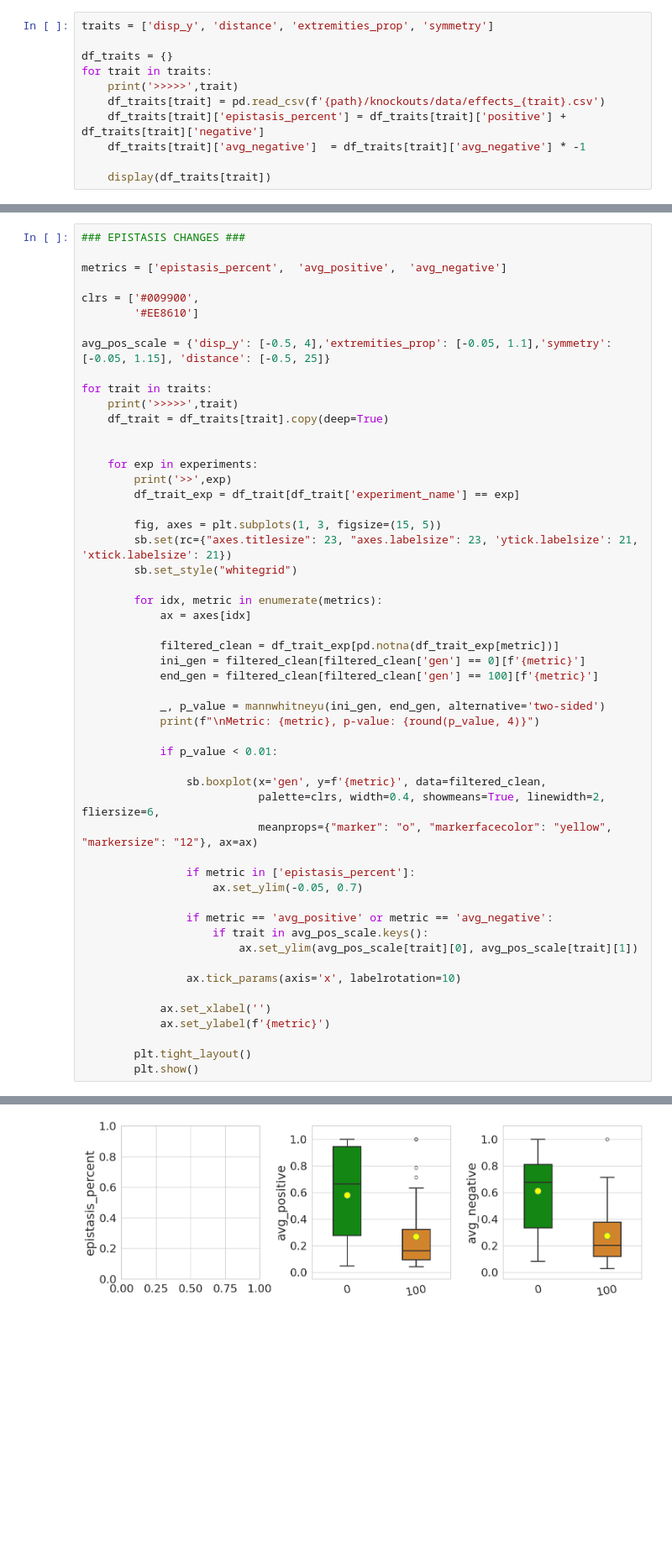
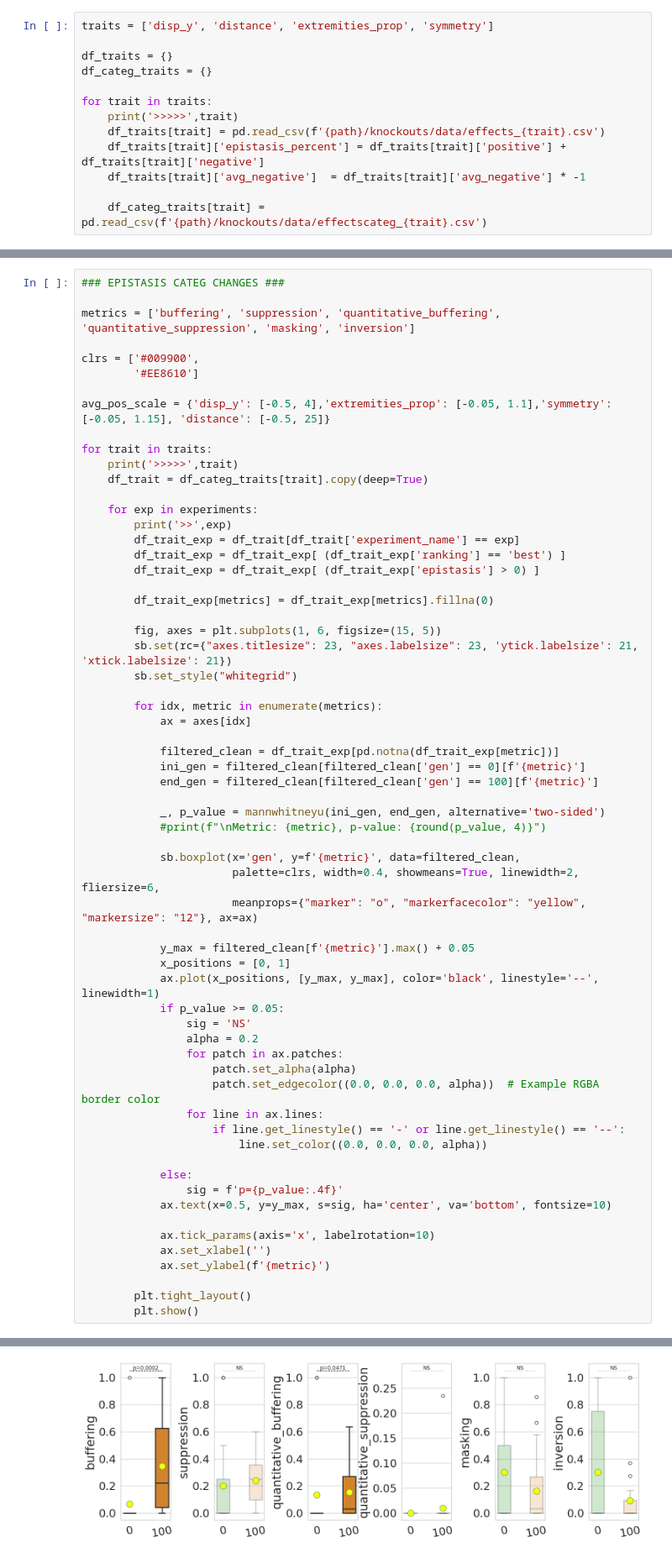
Before and after one commit to karinemiras/revolve2, a Jupyter notebook: experiments/default_study/knockout_analysisv2.ipynb, the cells around one changed output, grey strips where cells are left out. Shown at 84% size. Cells and saved outputs as stored; diff of their text form; blank space fills up the shorter version.

Commit message:
epistasis categ faster

```diff
--- a/experiments/default_study/knockout_analysisv2.ipynb
+++ b/experiments/default_study/knockout_analysisv2.ipynb
@@ -23,10 +24,12 @@ experiments = ['reg10m2', 'reg2m2']
 traits = ['disp_y', 'distance', 'extremities_prop', 'symmetry']
 
 df_traits = {}
+df_categ_traits = {}
+
 for trait in traits:
     print('>>>>>',trait)
     df_traits[trait] = pd.read_csv(f'{path}/knockouts/data/effects_{trait}.csv')
     df_traits[trait]['epistasis_percent'] = df_traits[trait]['positive'] + df_traits[trait]['negative']
     df_traits[trait]['avg_negative']  = df_traits[trait]['avg_negative'] * -1
 
-    display(df_traits[trait])
+    df_categ_traits[trait] = pd.read_csv(f'{path}/knockouts/data/effectscateg_{trait}.csv')
@@ -90,7 +178,7 @@ for trait in traits:
 # %%
-### EPISTASIS CHANGES ###
+### EPISTASIS CATEG CHANGES ###
 
-metrics = ['epistasis_percent',  'avg_positive',  'avg_negative']
+metrics = ['buffering', 'suppression', 'quantitative_buffering', 'quantitative_suppression', 'masking', 'inversion']
 
 clrs = ['#009900',
         '#EE8610']
@@ -99,14 +187,17 @@ avg_pos_scale = {'disp_y': [-0.5, 4],'extremities_prop': [-0.05, 1.1],'symmetry'
 
 for trait in traits:
     print('>>>>>',trait)
-    df_trait = df_traits[trait].copy(deep=True)
-
+    df_trait = df_categ_traits[trait].copy(deep=True)
 
     for exp in experiments:
         print('>>',exp)
         df_trait_exp = df_trait[df_trait['experiment_name'] == exp]
+        df_trait_exp = df_trait_exp[ (df_trait_exp['ranking'] == 'best') ]
+        df_trait_exp = df_trait_exp[ (df_trait_exp['epistasis'] > 0) ]
 
-        fig, axes = plt.subplots(1, 3, figsize=(15, 5))
+        df_trait_exp[metrics] = df_trait_exp[metrics].fillna(0)
+
+        fig, axes = plt.subplots(1, 6, figsize=(15, 5))
         sb.set(rc={"axes.titlesize": 23, "axes.labelsize": 23, 'ytick.labelsize': 21, 'xtick.labelsize': 21})
         sb.set_style("whitegrid")
 
@@ -118,23 +209,30 @@ for trait in traits:
             end_gen = filtered_clean[filtered_clean['gen'] == 100][f'{metric}']
 
             _, p_value = mannwhitneyu(ini_gen, end_gen, alternative='two-sided')
-            print(f"\nMetric: {metric}, p-value: {round(p_value, 4)}")
+            #print(f"\nMetric: {metric}, p-value: {round(p_value, 4)}")
 
-            if p_value < 0.01:
+            sb.boxplot(x='gen', y=f'{metric}', data=filtered_clean,
+                       palette=clrs, width=0.4, showmeans=True, linewidth=2, fliersize=6,
+                       meanprops={"marker": "o", "markerfacecolor": "yellow", "markersize": "12"}, ax=ax)
 
-                sb.boxplot(x='gen', y=f'{metric}', data=filtered_clean,
-                           palette=clrs, width=0.4, showmeans=True, linewidth=2, fliersize=6,
-                           meanprops={"marker": "o", "markerfacecolor": "yellow", "markersize": "12"}, ax=ax)
+            y_max = filtered_clean[f'{metric}'].max() + 0.05
+            x_positions = [0, 1]
+            ax.plot(x_positions, [y_max, y_max], color='black', linestyle='--', linewidth=1)
+            if p_value >= 0.05:
+                sig = 'NS'
+                alpha = 0.2
+                for patch in ax.patches:
+                    patch.set_alpha(alpha)
+                    patch.set_edgecolor((0.0, 0.0, 0.0, alpha))  # Example RGBA border color
+                for line in ax.lines:
+                    if line.get_linestyle() == '-' or line.get_linestyle() == '--':
+                        line.set_color((0.0, 0.0, 0.0, alpha))
 
-                if metric in ['epistasis_percent']:
-                    ax.set_ylim(-0.05, 0.7)
+            else:
+                sig = f'p={p_value:.4f}'
+            ax.text(x=0.5, y=y_max, s=sig, ha='center', va='bottom', fontsize=10)
 
-                if metric == 'avg_positive' or metric == 'avg_negative':
-                    if trait in avg_pos_scale.keys():
-                        ax.set_ylim(avg_pos_scale[trait][0], avg_pos_scale[trait][1])
-
-                ax.tick_params(axis='x', labelrotation=10)
-
+            ax.tick_params(axis='x', labelrotation=10)
             ax.set_xlabel('')
             ax.set_ylabel(f'{metric}')
 
@@ -186,2 +254,2 @@ Metric: avg_negative, p-value: 0.0
-[figure, old version]
+[figure, new version]
 >> reg2m2
```
Also changed, not shown: parts of 11 cells of this notebook, 2 other files.
